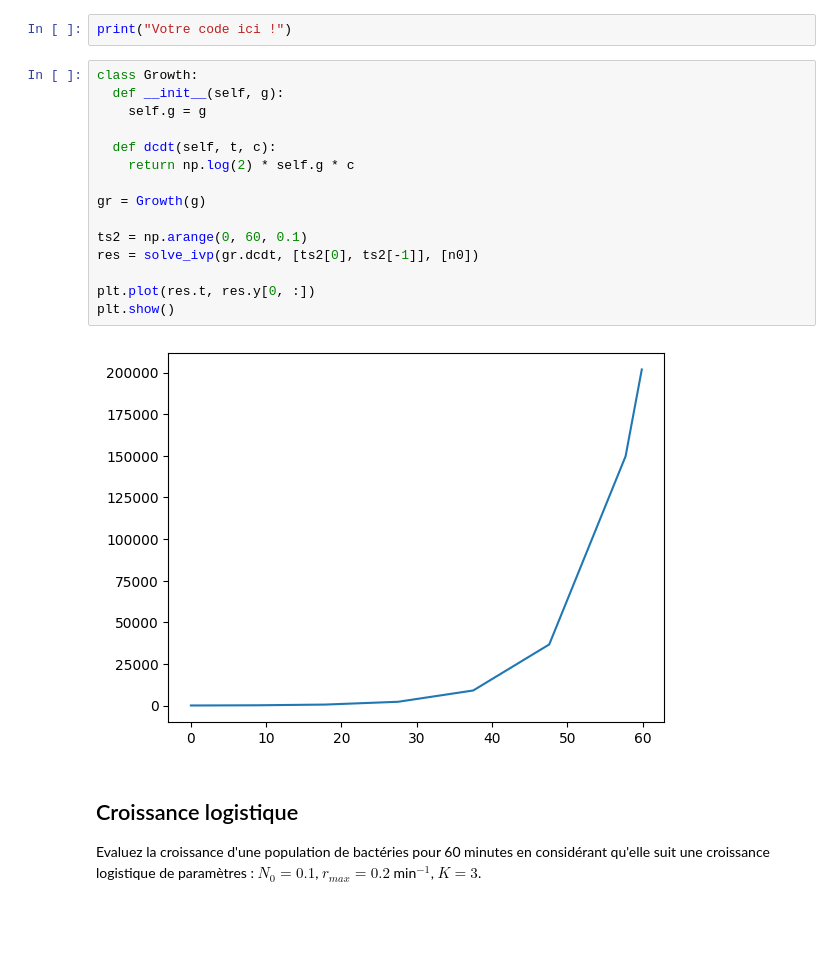
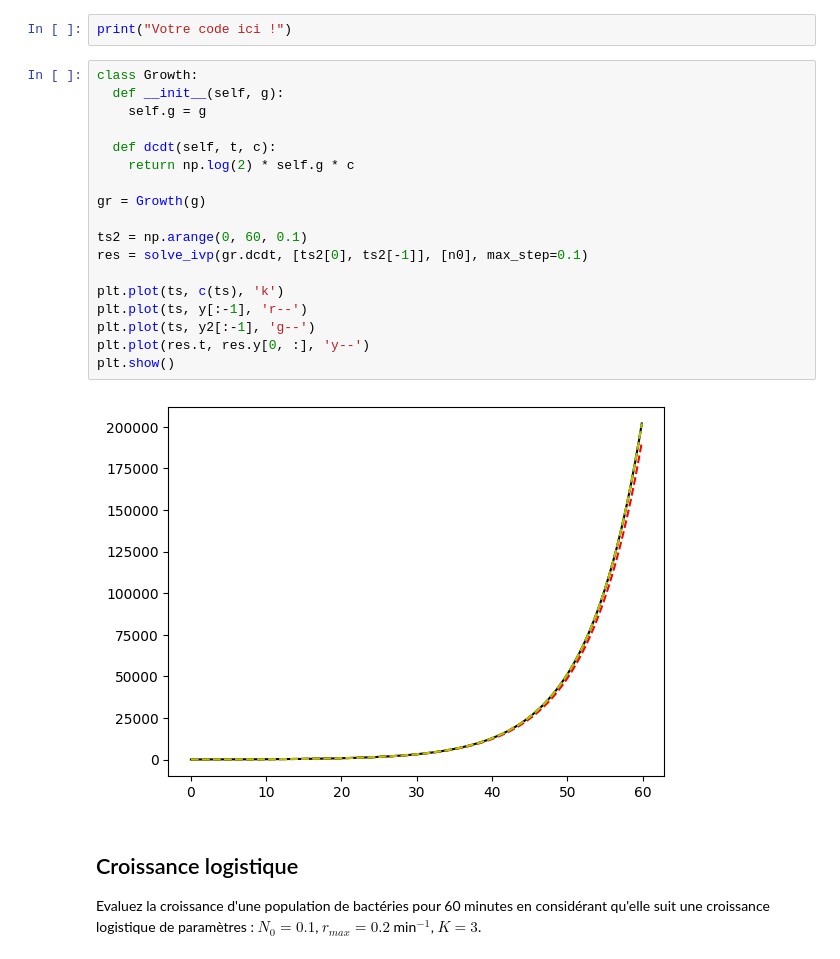
Before and after one commit to Laurane67/BINFA2025_TP3, a Jupyter notebook: BINFA2025_TP3.ipynb, the cells around one changed output. Cells and saved outputs as stored; diff of their text form; blank space fills up the shorter version.

```diff
--- a/BINFA2025_TP3.ipynb
+++ b/BINFA2025_TP3.ipynb
@@ -83,20 +85,23 @@ print("Votre code ici !")
 # %%
 class Growth:
   def __init__(self, g):
     self.g = g
 
   def dcdt(self, t, c):
     return np.log(2) * self.g * c
 
 gr = Growth(g)
 
 ts2 = np.arange(0, 60, 0.1)
-res = solve_ivp(gr.dcdt, [ts2[0], ts2[-1]], [n0])
+res = solve_ivp(gr.dcdt, [ts2[0], ts2[-1]], [n0], max_step=0.1)
 
-plt.plot(res.t, res.y[0, :])
+plt.plot(ts, c(ts), 'k')
+plt.plot(ts, y[:-1], 'r--')
+plt.plot(ts, y2[:-1], 'g--')
+plt.plot(res.t, res.y[0, :], 'y--')
 plt.show()
 # %% [output]
-[figure, old version]
+[figure, new version]
 # %% [markdown]
 ## Croissance logistique
 
```
Also changed, not shown: parts of 7 cells of this notebook.
